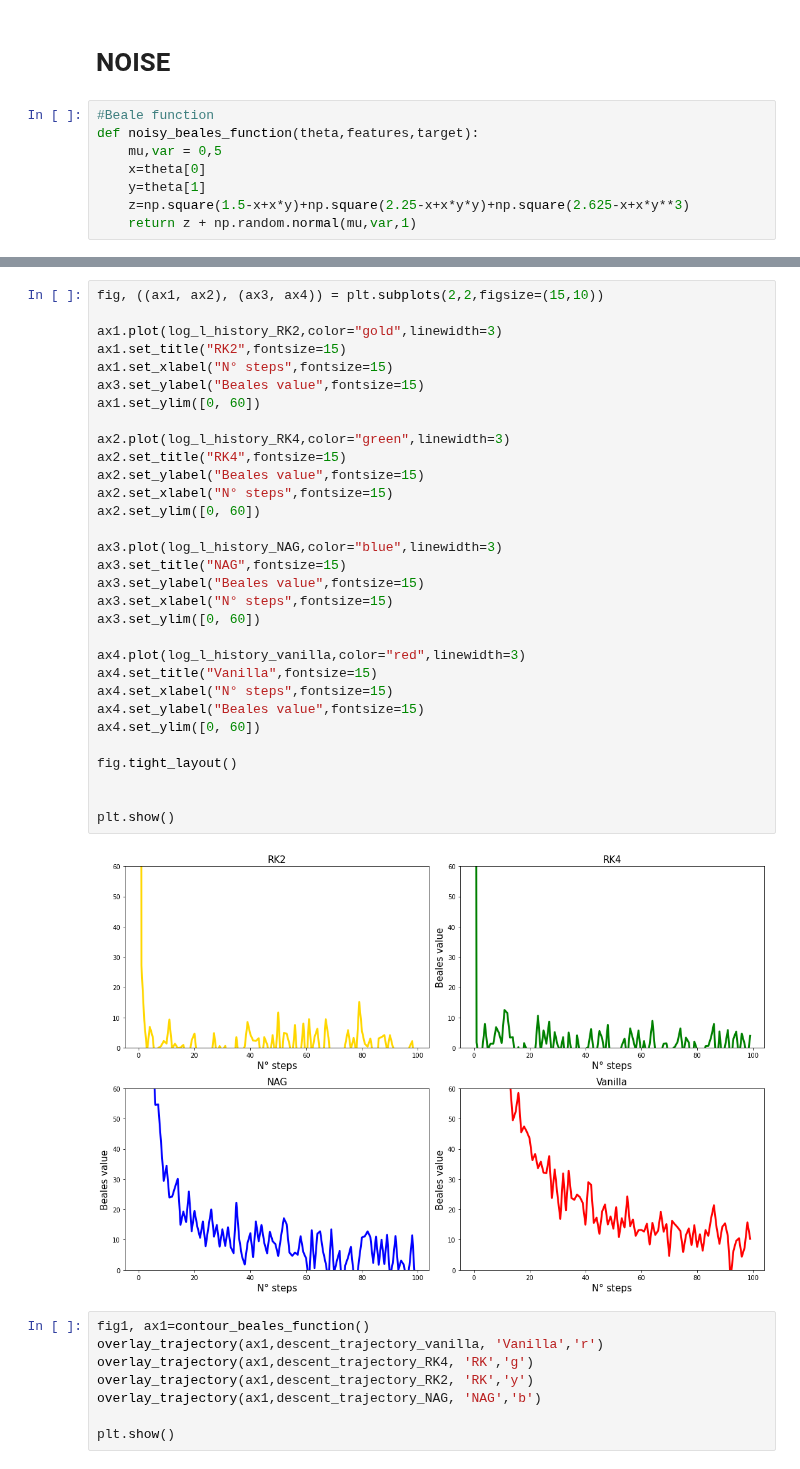
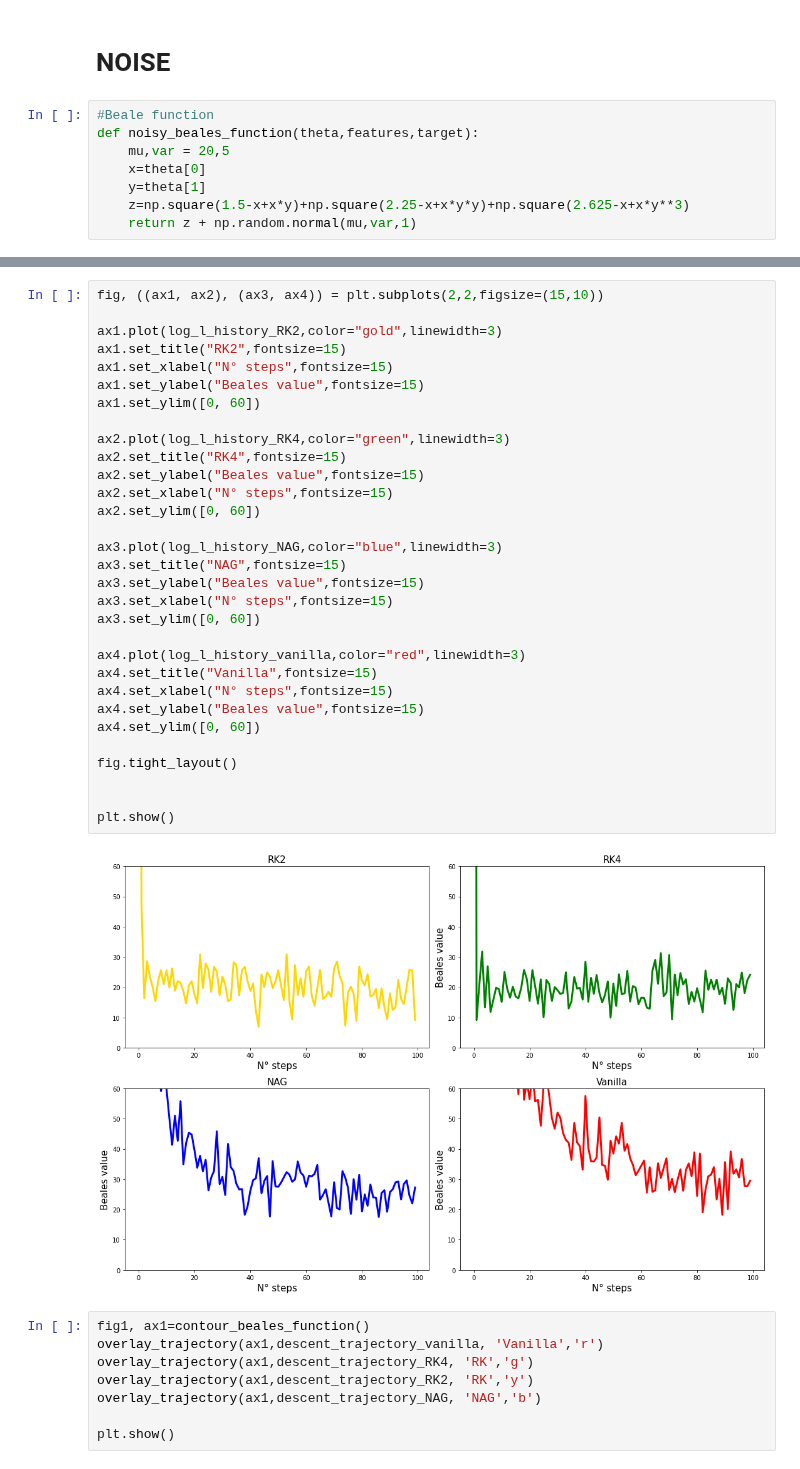
Before and after one commit to SimonePip/FDS, a Jupyter notebook: Final_project/Notebook_brutto.ipynb, the cells around one changed output, grey strips where cells are left out. Saved outputs shown, nothing was run; the diff lists cells and outputs as text.

```diff
--- a/Final_project/Notebook_brutto.ipynb
+++ b/Final_project/Notebook_brutto.ipynb
@@ -186,7 +186,7 @@ def gradient_descent(theta, features, target, lr, num_steps,loss,GD_type,gradien
 # %%
 #Beale function
 def noisy_beales_function(theta,features,target):
-    mu,var = 0,5
+    mu,var = 20,5
     x=theta[0]
     y=theta[1]
     z=np.square(1.5-x+x*y)+np.square(2.25-x+x*y*y)+np.square(2.625-x+x*y**3)
@@ -229,35 +229,35 @@ print(theta_final_RK2, theta_final_RK4, theta_final_NAG, theta_final_vanilla)
 fig, ((ax1, ax2), (ax3, ax4)) = plt.subplots(2,2,figsize=(15,10))
 
 ax1.plot(log_l_history_RK2,color="gold",linewidth=3)
 ax1.set_title("RK2",fontsize=15)
 ax1.set_xlabel("N° steps",fontsize=15)
-ax3.set_ylabel("Beales value",fontsize=15)
+ax1.set_ylabel("Beales value",fontsize=15)
 ax1.set_ylim([0, 60])
 
 ax2.plot(log_l_history_RK4,color="green",linewidth=3)
 ax2.set_title("RK4",fontsize=15)
 ax2.set_ylabel("Beales value",fontsize=15)
 ax2.set_xlabel("N° steps",fontsize=15)
 ax2.set_ylim([0, 60])
 
 ax3.plot(log_l_history_NAG,color="blue",linewidth=3)
 ax3.set_title("NAG",fontsize=15)
 ax3.set_ylabel("Beales value",fontsize=15)
 ax3.set_xlabel("N° steps",fontsize=15)
 ax3.set_ylim([0, 60])
 
 ax4.plot(log_l_history_vanilla,color="red",linewidth=3)
 ax4.set_title("Vanilla",fontsize=15)
 ax4.set_xlabel("N° steps",fontsize=15)
 ax4.set_ylabel("Beales value",fontsize=15)
 ax4.set_ylim([0, 60])
 
 fig.tight_layout()
 
 
 plt.show()
 # %% [output]
-[figure, old version]
+[figure, new version]
 # %%
 fig1, ax1=contour_beales_function()
 overlay_trajectory(ax1,descent_trajectory_vanilla, 'Vanilla','r')
```
Also changed, not shown: parts of 21 cells of this notebook.
